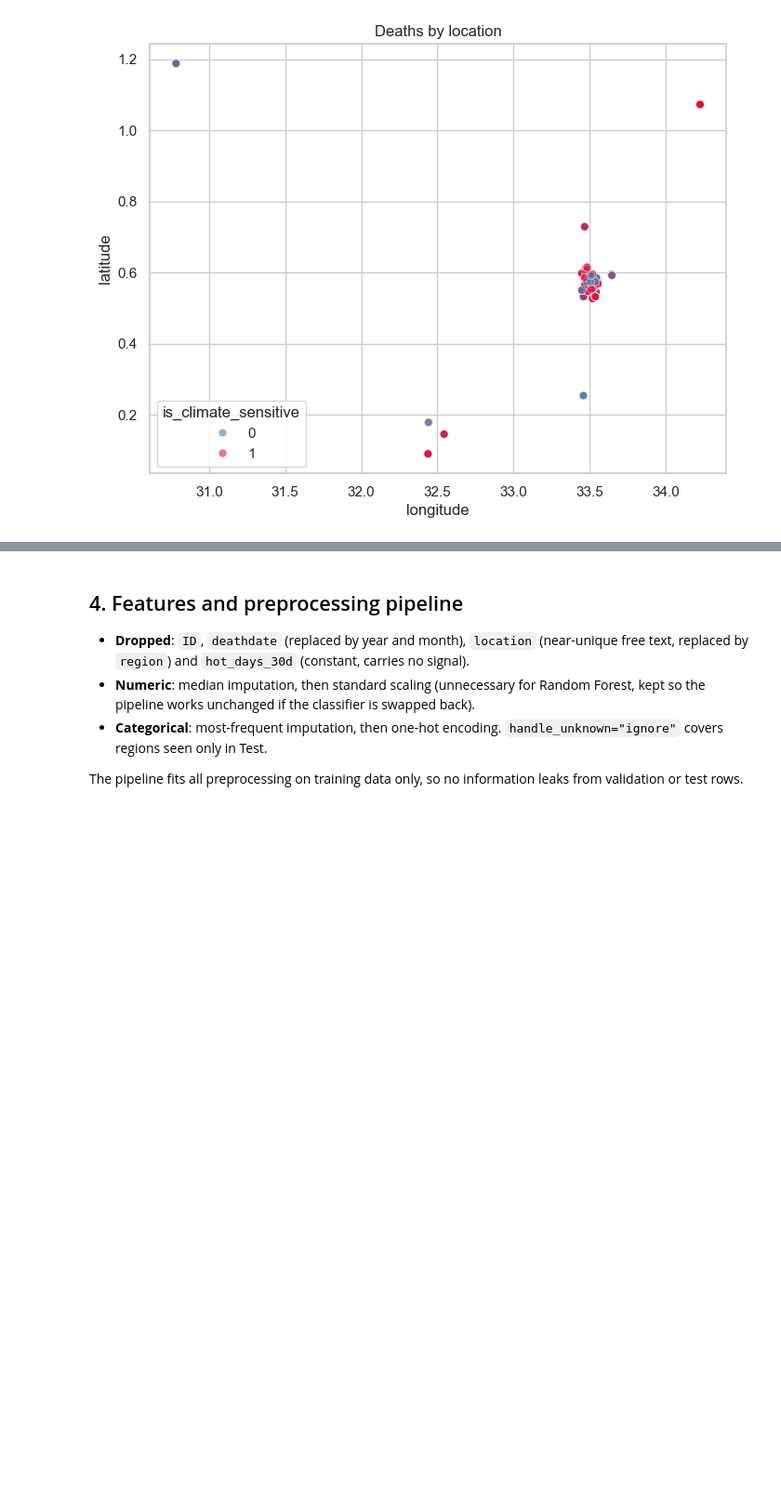
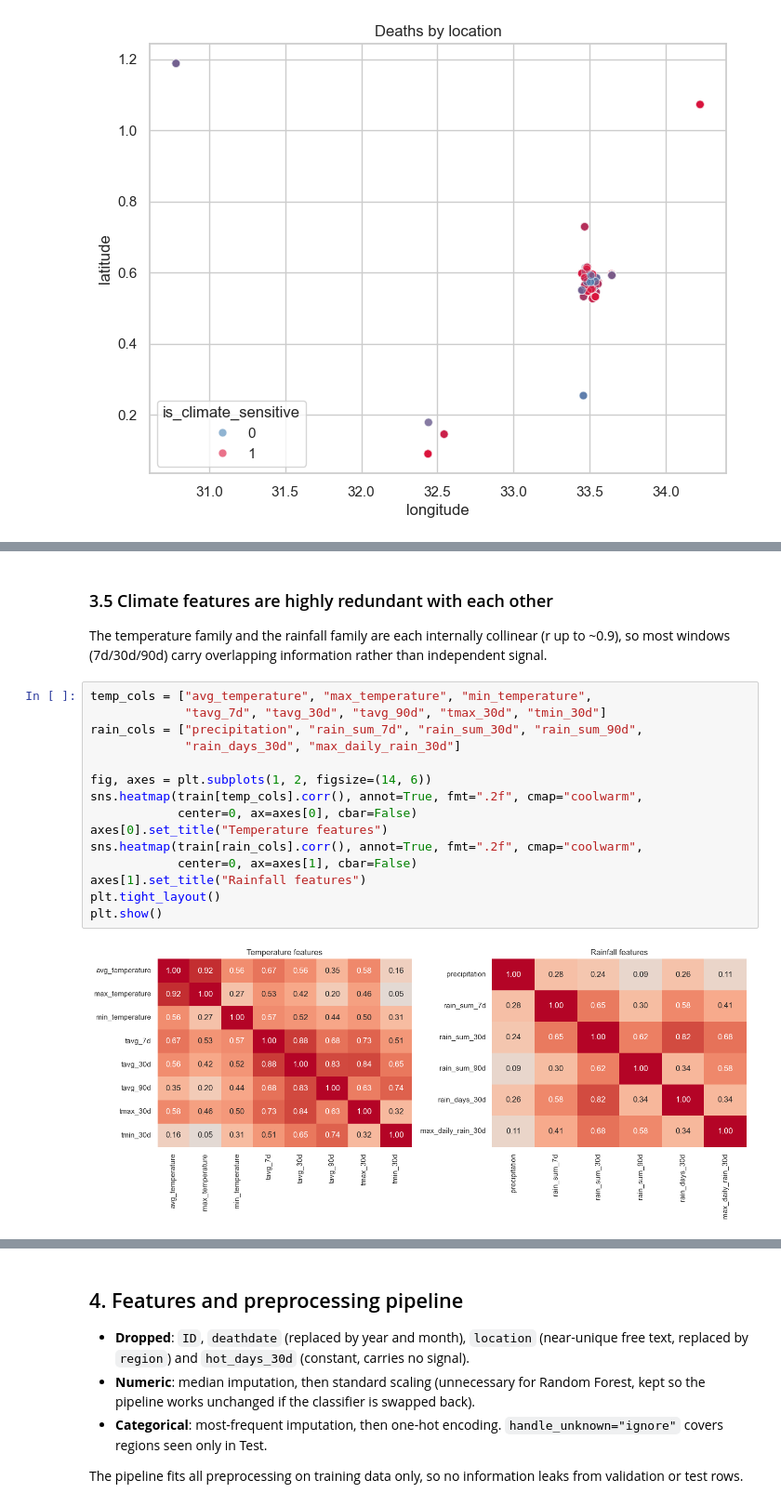
Before and after one commit to DevLaukey/Climate-risk-health-prediction, a Jupyter notebook: climate-risk-health-prediction-simple.ipynb, the cells around one changed output, grey strips where cells are left out. Shown at 93% size. Cells and saved outputs as stored; diff of their text form; blank space fills up the shorter version.

```diff
--- a/climate-risk-health-prediction-simple.ipynb
+++ b/climate-risk-health-prediction-simple.ipynb
@@ -191,0 +420,21 @@ plt.show()
+# %% [markdown]
+### 3.5 Climate features are highly redundant with each other
+
+The temperature family and the rainfall family are each internally collinear (r up to ~0.9), so most windows (7d/30d/90d) carry overlapping information rather than independent signal.
+# %%
+temp_cols = ["avg_temperature", "max_temperature", "min_temperature",
+             "tavg_7d", "tavg_30d", "tavg_90d", "tmax_30d", "tmin_30d"]
+rain_cols = ["precipitation", "rain_sum_7d", "rain_sum_30d", "rain_sum_90d",
+             "rain_days_30d", "max_daily_rain_30d"]
+
+fig, axes = plt.subplots(1, 2, figsize=(14, 6))
+sns.heatmap(train[temp_cols].corr(), annot=True, fmt=".2f", cmap="coolwarm",
+            center=0, ax=axes[0], cbar=False)
+axes[0].set_title("Temperature features")
+sns.heatmap(train[rain_cols].corr(), annot=True, fmt=".2f", cmap="coolwarm",
+            center=0, ax=axes[1], cbar=False)
+axes[1].set_title("Rainfall features")
+plt.tight_layout()
+plt.show()
+# %% [output]
+[figure, added]
```
Also changed, not shown: parts of 25 cells of this notebook, 5 other files.
